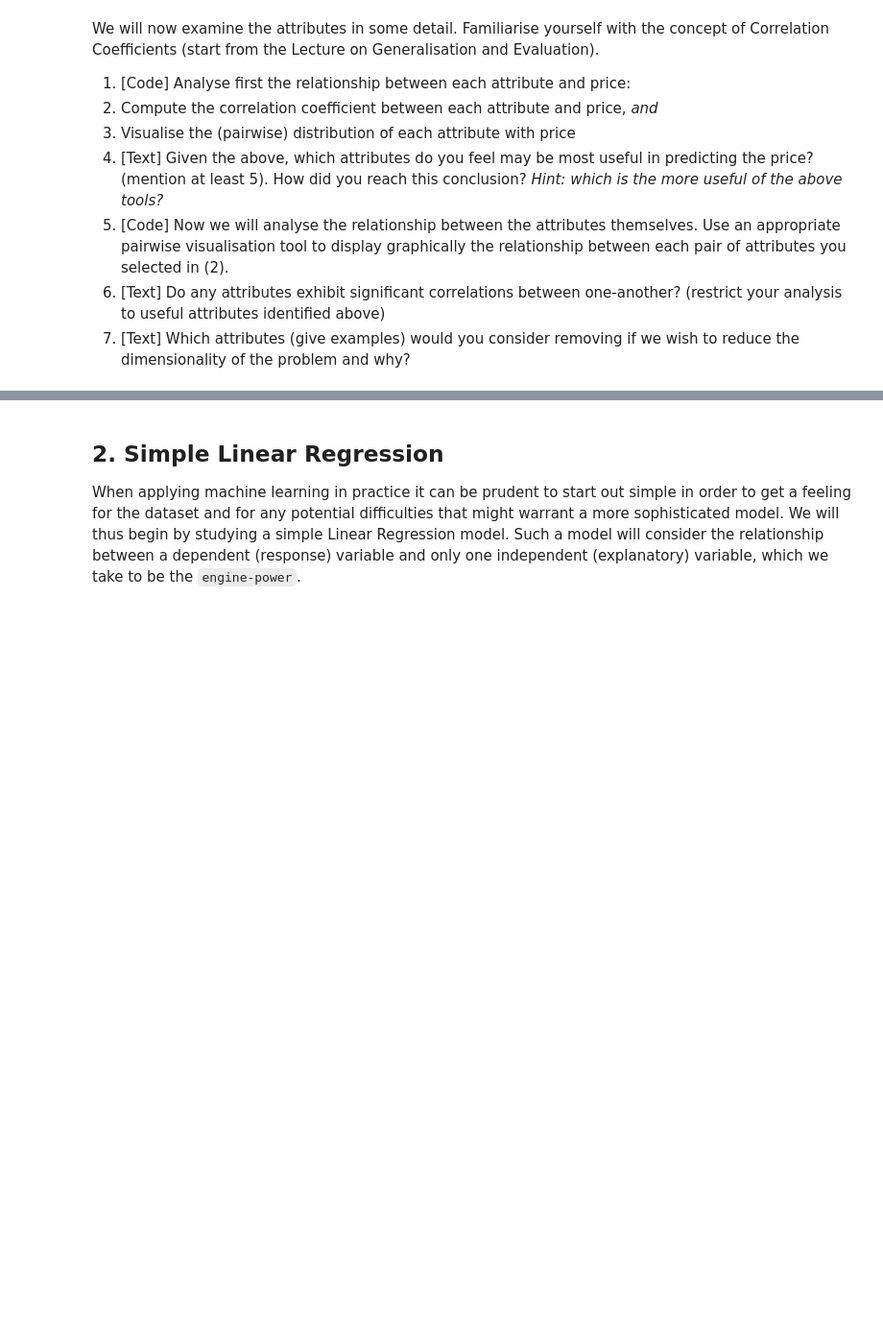
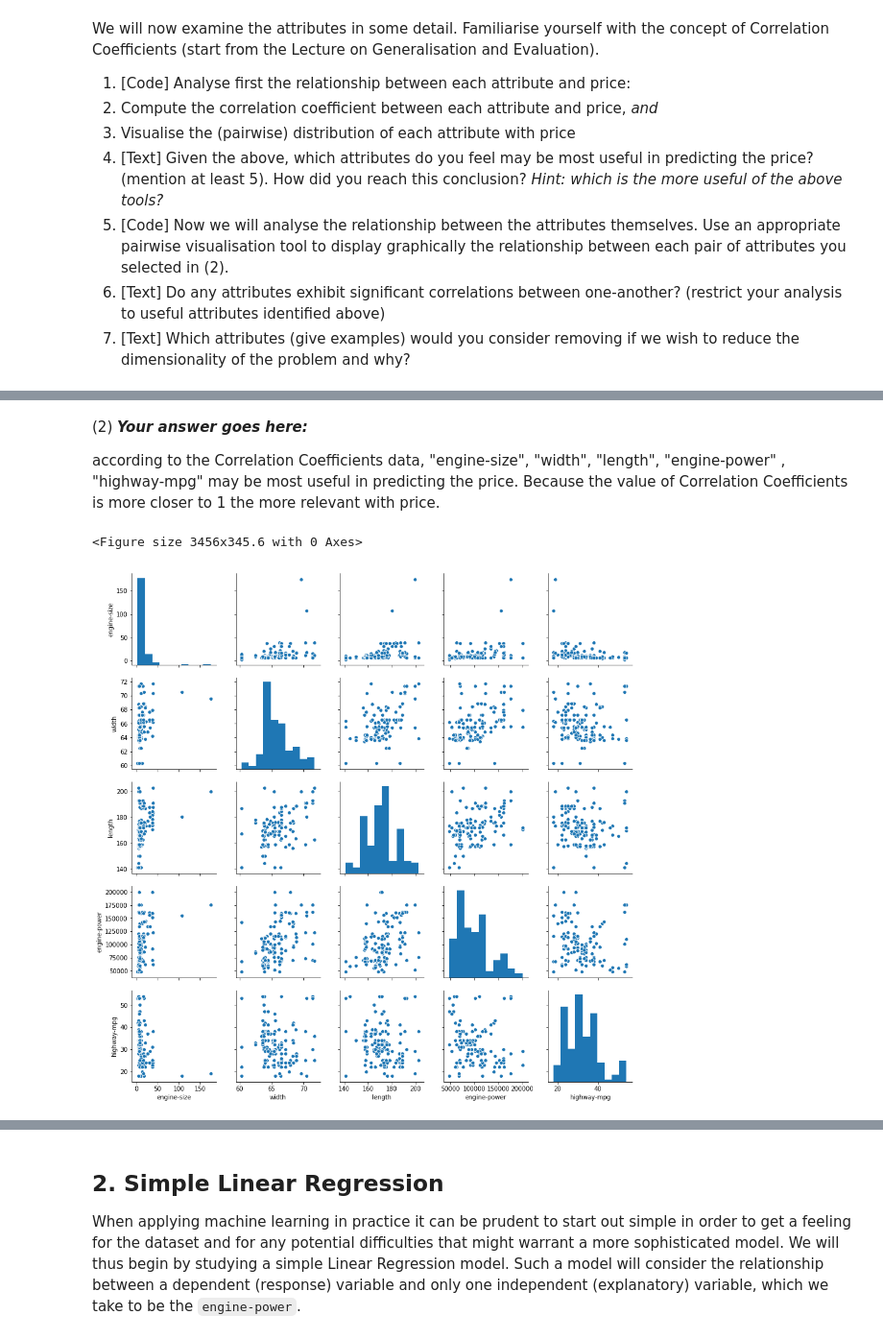
Before and after one commit to LewisLauYang/IAML2018, a Jupyter notebook: Assignments/02_LinearRegression.ipynb, the cells around one changed output, grey strips where cells are left out. Shown at 96% size. Cells and saved outputs as stored; diff of their text form; code cells hidden in the pictures; blank space fills up the shorter version.

```diff
--- a/Assignments/02_LinearRegression.ipynb
+++ b/Assignments/02_LinearRegression.ipynb
@@ -220,0 +232,18 @@ the correlation between torque and price is 0.1014345813072746
+# %% [markdown]
+(2) ***Your answer goes here:***
+
+according to the Correlation Coefficients data, "engine-size", "width", "length", "engine-power" , "highway-mpg" may be most useful in predicting the price. Because the value of Correlation Coefficients is more closer to 1 the more relevant with price.
+# %%
+# (3) # Your Code goes here:
+plt.figure(figsize=(15 * 3.2, 4.8))
+
+
+selectColumns = ['engine-size','width','length','engine-power','highway-mpg']
+
+sns.pairplot(auto_numeric, x_vars=selectColumns, y_vars=selectColumns)
+
+
+plt.show()
+# %% [output]
+<Figure size 3456x345.6 with 0 Axes>
+[figure, added]
```
Also changed, not shown: parts of 69 cells of this notebook, 2 other files.
